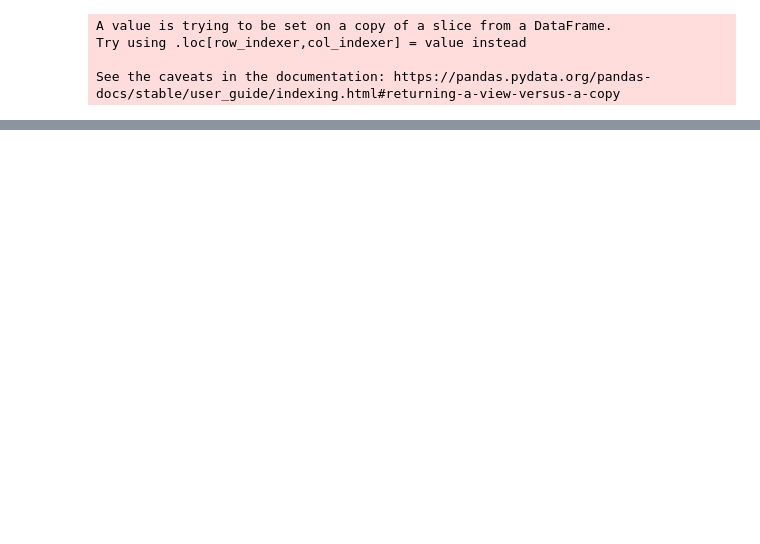
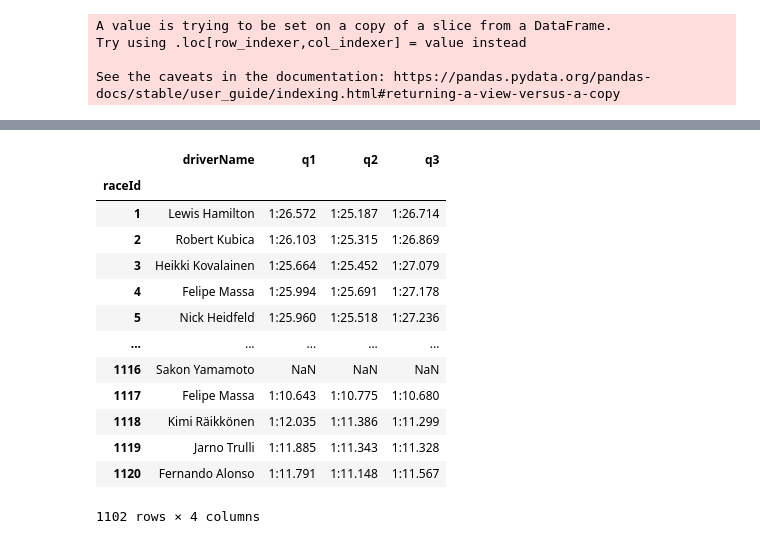
Before and after one commit to Kuramathi/F1-Reporting, a Jupyter notebook: src/main.ipynb, the cells around one changed output, grey strips where cells are left out. Drawn from its saved outputs; the diff is of its cells as text; code cells hidden in the pictures; blank space fills up the shorter version.

```diff
--- a/src/main.ipynb
+++ b/src/main.ipynb
@@ -126,0 +184,20 @@ fig.show()
+# %%
+df_focus_on_quali = pd.merge(races, qualifying, left_on='raceId', right_index=True, how='left')
+df_focus_on_quali = pd.merge(df_focus_on_quali, drivers, left_on='driverId', right_index=True, how='left')
+df_focus_on_quali = df_focus_on_quali[['driverName','q1', 'q2', 'q3']]
+df_focus_on_quali
+# %% [output]
+|  | driverName | q1 | q2 | q3 |
+| raceId |  |  |  |  |
+| 1 | Lewis Hamilton | 1:26.572 | 1:25.187 | 1:26.714 |
+| 2 | Robert Kubica | 1:26.103 | 1:25.315 | 1:26.869 |
+| 3 | Heikki Kovalainen | 1:25.664 | 1:25.452 | 1:27.079 |
+| 4 | Felipe Massa | 1:25.994 | 1:25.691 | 1:27.178 |
+| 5 | Nick Heidfeld | 1:25.960 | 1:25.518 | 1:27.236 |
+| ... | ... | ... | ... | ... |
+| 1116 | Sakon Yamamoto | NaN | NaN | NaN |
+| 1117 | Felipe Massa | 1:10.643 | 1:10.775 | 1:10.680 |
+| 1118 | Kimi Räikkönen | 1:12.035 | 1:11.386 | 1:11.299 |
+| 1119 | Jarno Trulli | 1:11.885 | 1:11.343 | 1:11.328 |
+| 1120 | Fernando Alonso | 1:11.791 | 1:11.148 | 1:11.567 |
+1102 rows × 4 columns
```
Also changed, not shown: parts of 8 cells of this notebook.
